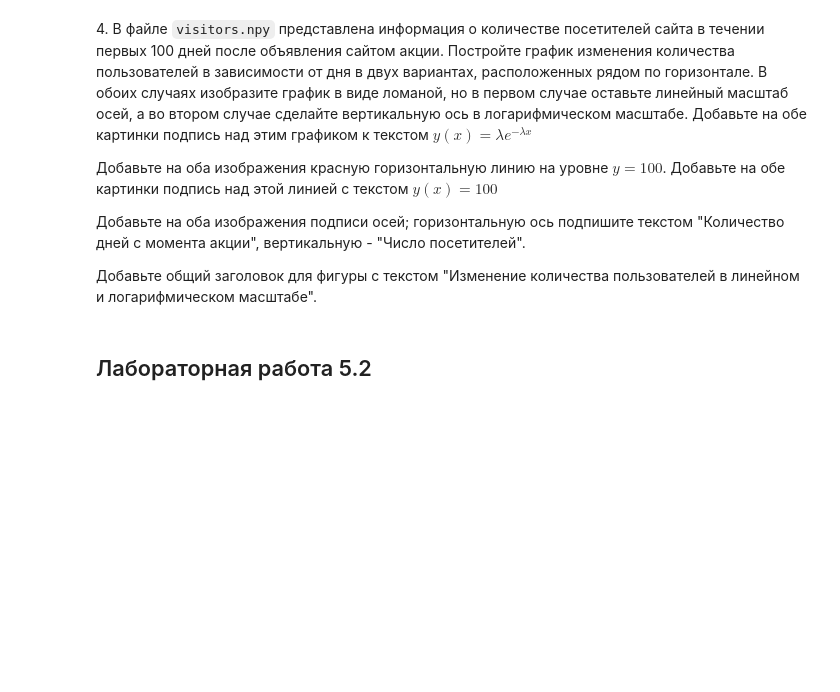
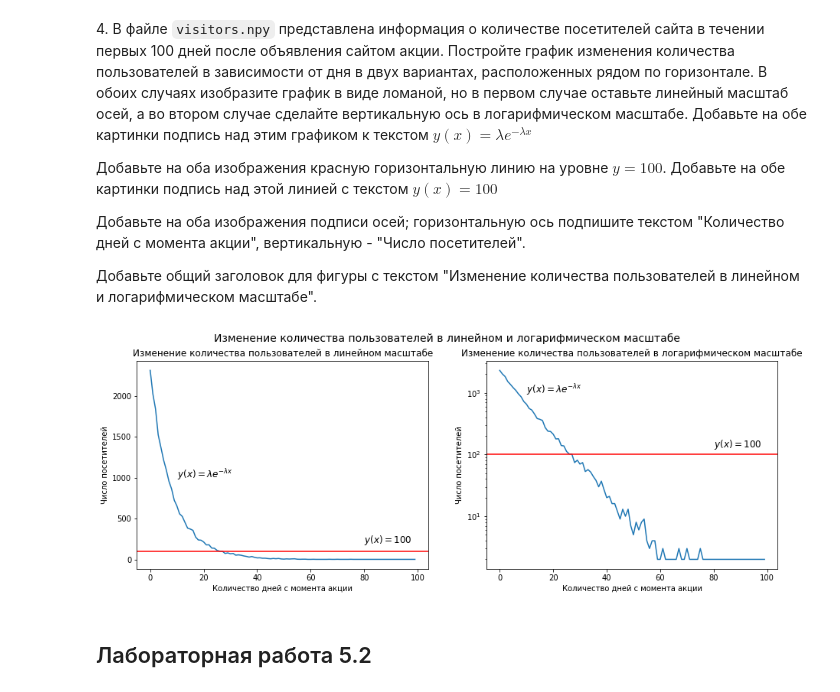
Before and after one commit to yanasirina/lab5_graphics, a Jupyter notebook: 05_graphics_Сирина_Яна_ДПИ22-1.ipynb, the cells around one changed output. Saved outputs shown, nothing was run; the diff lists cells and outputs as text; code cells hidden in the pictures; blank space fills up the shorter version.

```diff
--- a/05_graphics_Сирина_Яна_ДПИ22-1.ipynb
+++ b/05_graphics_Сирина_Яна_ДПИ22-1.ipynb
@@ -70,6 +103,32 @@ _Примечание_ : для считывания файла воспольз
 Добавьте на оба изображения подписи осей; горизонтальную ось подпишите текстом "Количество дней с момента акции", вертикальную - "Число посетителей".
 
 Добавьте общий заголовок для фигуры с текстом "Изменение количества пользователей в линейном и логарифмическом масштабе".
+# %%
+visitors = np.load('data/visitors.npy')
+
+# Линейный график
+fig, ax = plt.subplots(1, 2, figsize=(15, 5))
+ax[0].plot(visitors)
+ax[0].set_xlabel('Количество дней с момента акции')
+ax[0].set_ylabel('Число посетителей')
+ax[0].set_title('Изменение количества пользователей в линейном масштабе')
+ax[0].axhline(y=100, color='red')
+ax[0].text(80, 200, r'$y(x)=100$', fontsize=12)
+ax[0].text(10, 1000, r'$y(x)=\lambda e^{-\lambda x}$', fontsize=12)
+
+# Логарифмический график
+ax[1].semilogy(visitors)
+ax[1].set_xlabel('Количество дней с момента акции')
+ax[1].set_ylabel('Число посетителей')
+ax[1].set_title('Изменение количества пользователей в логарифмическом масштабе')
+ax[1].axhline(y=100, color='red')
+ax[1].text(80, 130, r'$y(x)=100$', fontsize=12)
+ax[1].text(10, 1000, r'$y(x)=\lambda e^{-\lambda x}$', fontsize=12)
+
+fig.suptitle('Изменение количества пользователей в линейном и логарифмическом масштабе', fontsize=14)
+plt.show()
+# %% [output]
+[figure, added]
 # %% [markdown]
 ## Лабораторная работа 5.2
 # %% [markdown]
```
Also changed, not shown: parts of 12 cells of this notebook.
